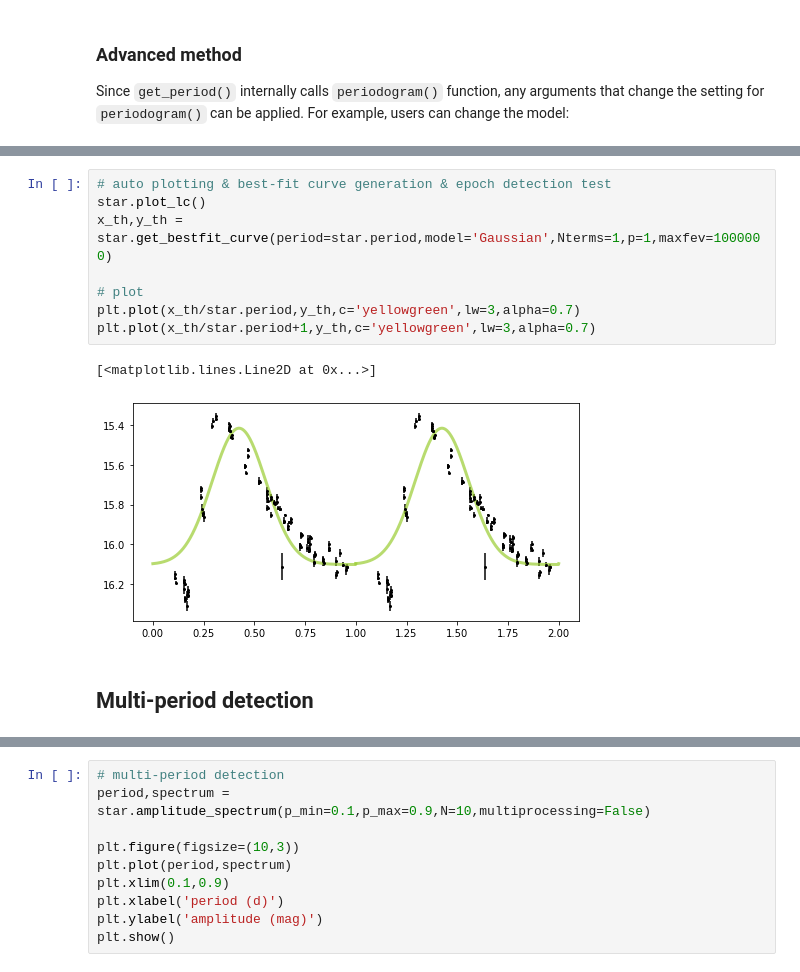
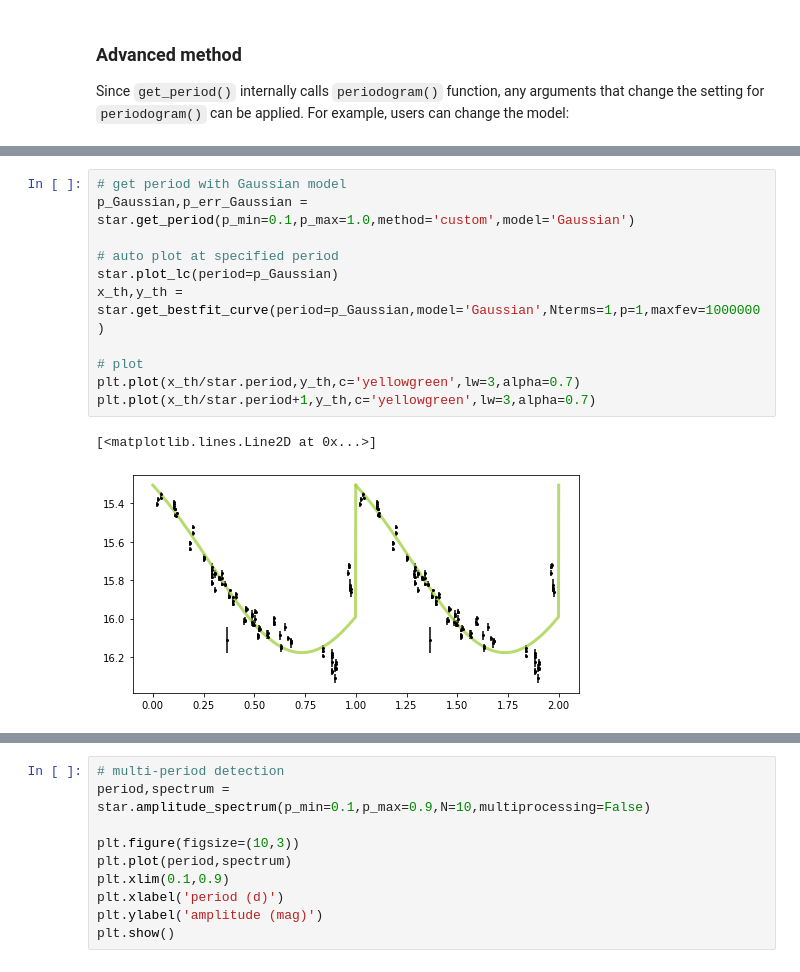
Before and after one commit to SterlingYM/astroPIPS, a Jupyter notebook: docs/tutorial.ipynb, the cells around one changed output, grey strips where cells are left out. Cells and saved outputs as stored; diff of their text form.

```diff
--- a/docs/tutorial.ipynb
+++ b/docs/tutorial.ipynb
@@ -276,15 +289,16 @@ plt.axvline(epoch_offset/star.period+1,color='red')
 <matplotlib.lines.Line2D at 0x...>
 [figure]
 # %%
-# auto plotting & best-fit curve generation & epoch detection test
-star.plot_lc()
-x_th,y_th = star.get_bestfit_curve(period=star.period,model='Gaussian',Nterms=1,p=1,maxfev=1000000)
+# get period with Gaussian model
+p_Gaussian,p_err_Gaussian = star.get_period(p_min=0.1,p_max=1.0,method='custom',model='Gaussian')
+
+# auto plot at specified period
+star.plot_lc(period=p_Gaussian)
+x_th,y_th = star.get_bestfit_curve(period=p_Gaussian,model='Gaussian',Nterms=1,p=1,maxfev=1000000)
 
 # plot
 plt.plot(x_th/star.period,y_th,c='yellowgreen',lw=3,alpha=0.7)
 plt.plot(x_th/star.period+1,y_th,c='yellowgreen',lw=3,alpha=0.7)
 # %% [output]
 [<matplotlib.lines.Line2D at 0x...>]
-[figure, old version]
+[figure, new version]
-# %% [markdown]
-## Multi-period detection
```
Also changed, not shown: parts of 11 cells of this notebook, 3 other files.
